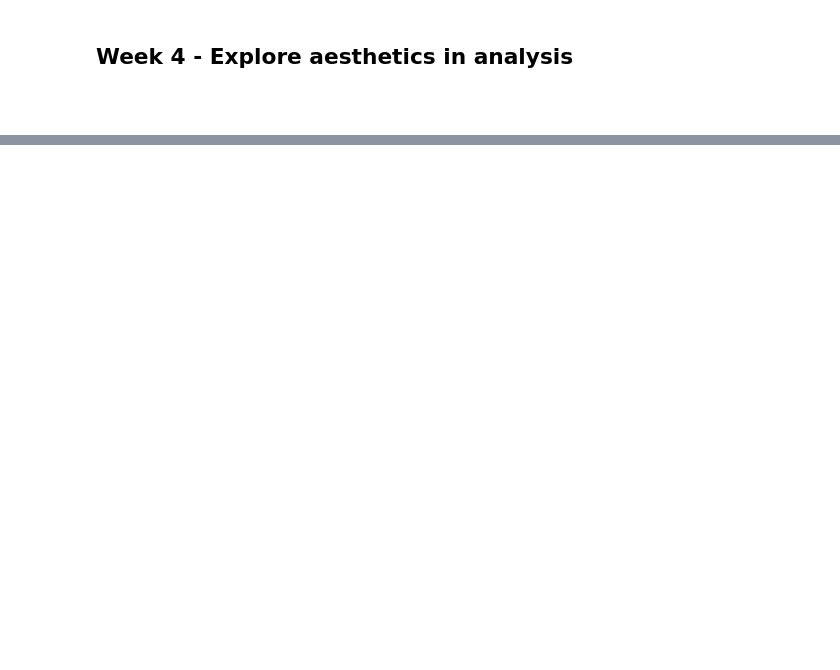
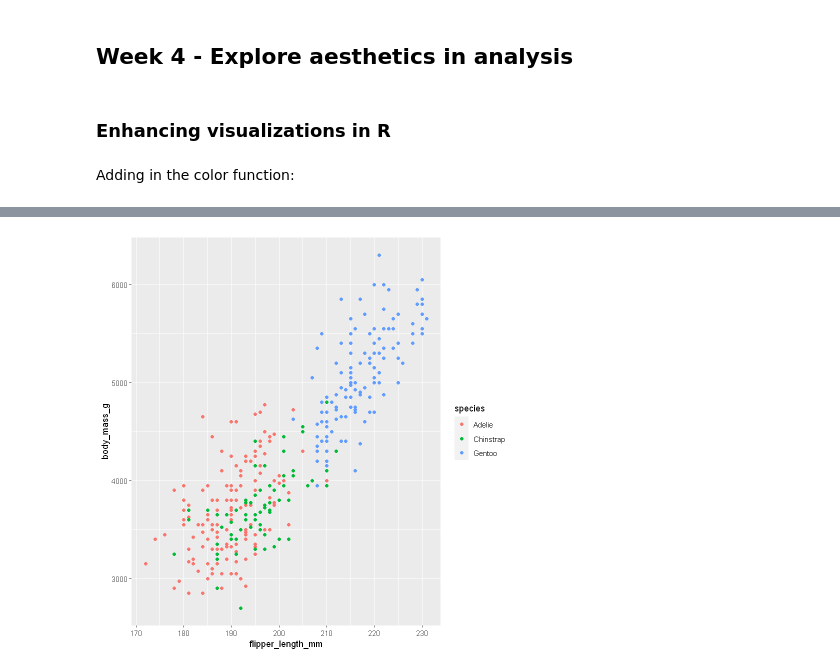
Before and after one commit to oxbbar/course-google-data-analytics, a Jupyter notebook: c7-data-analysis-with-r-programming-w4.ipynb, the cells around one changed output, grey strips where cells are left out. Cells and saved outputs as stored; diff of their text form; code cells hidden in the pictures; blank space fills up the shorter version.

```diff
--- a/c7-data-analysis-with-r-programming-w4.ipynb
+++ b/c7-data-analysis-with-r-programming-w4.ipynb
@@ -11,4 +82,9 @@
 # %% [markdown]
 ## Week 4 - Explore aesthetics in analysis
 # %% [markdown]
-###
+### Enhancing visualizations in R
+# %% [markdown]
+Adding in the color function:
+# %%
+ggplot(data=penguins) + geom_point(mapping=aes(x=flipper_length_mm,y=body_mass_g, color=species))
+# %% [output]
@@ -14,0 +93 @@
+[figure, added]
```
Also changed, not shown: parts of 62 cells of this notebook, 2 other files.
